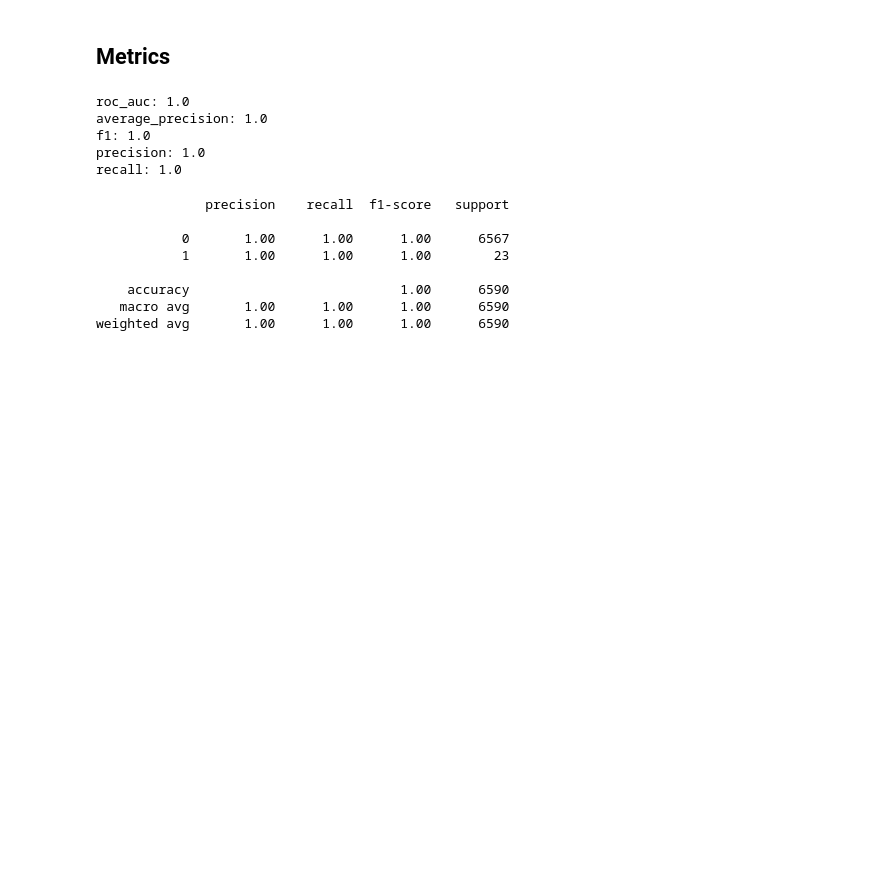
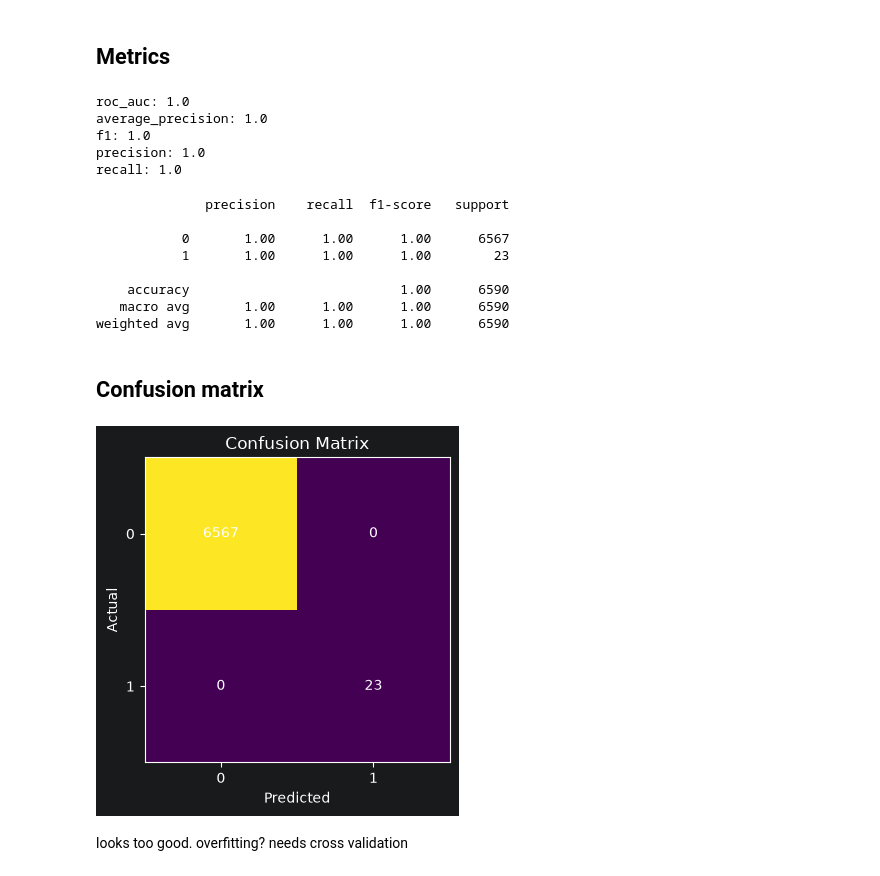
Before and after one commit to yrmint/predictive-maintenance, a Jupyter notebook: notebooks/experiments.ipynb, the cells around one changed output. Saved outputs shown, nothing was run; the diff lists cells and outputs as text; code cells hidden in the pictures; blank space fills up the shorter version.

Commit message:
confusion matrix

```diff
--- a/notebooks/experiments.ipynb
+++ b/notebooks/experiments.ipynb
@@ -528,3 +528,35 @@ print(report)
     accuracy                           1.00      6590
    macro avg       1.00      1.00      1.00      6590
 weighted avg       1.00      1.00      1.00      6590
+# %% [markdown]
+## Confusion matrix
+# %%
+cm = confusion_matrix(y_test, y_pred)
+# %%
+fig, ax = plt.subplots(figsize=(5, 4))
+
+ax.imshow(cm)
+
+ax.set_title("Confusion Matrix")
+ax.set_xlabel("Predicted")
+ax.set_ylabel("Actual")
+
+ax.set_xticks([0, 1])
+ax.set_yticks([0, 1])
+
+for i in range(2):
+    for j in range(2):
+        ax.text(
+            j,
+            i,
+            cm[i, j],
+            ha="center",
+            va="center",
+        )
+
+plt.tight_layout()
+plt.show()
+# %% [output]
+[figure, added]
+# %% [markdown]
+looks too good. overfitting? needs cross validation
```
Also changed, not shown: parts of 1 cell of this notebook, 3 other files.
